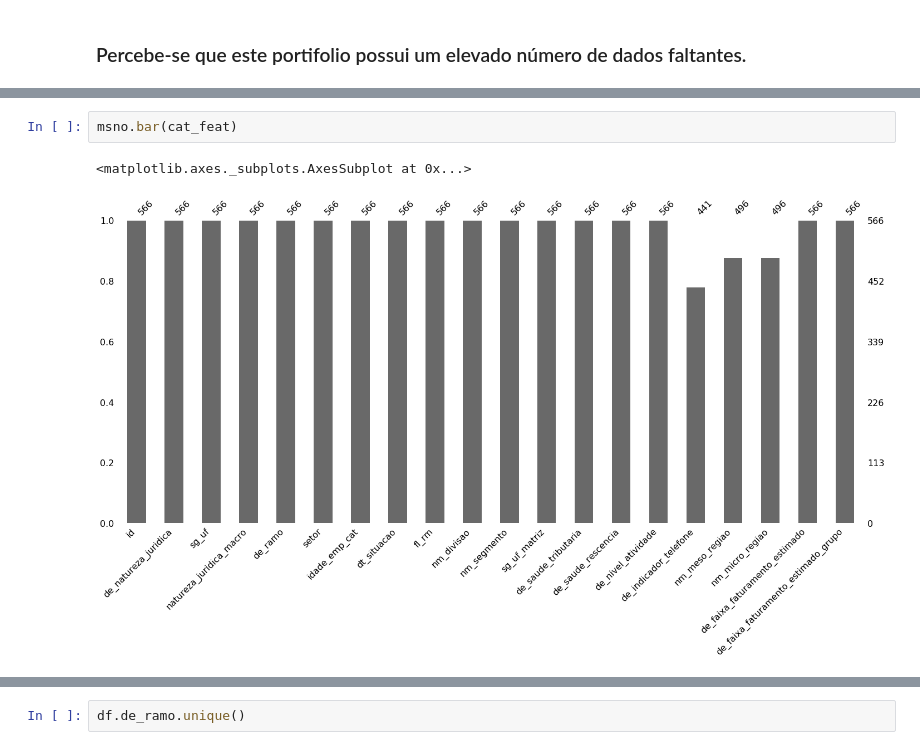
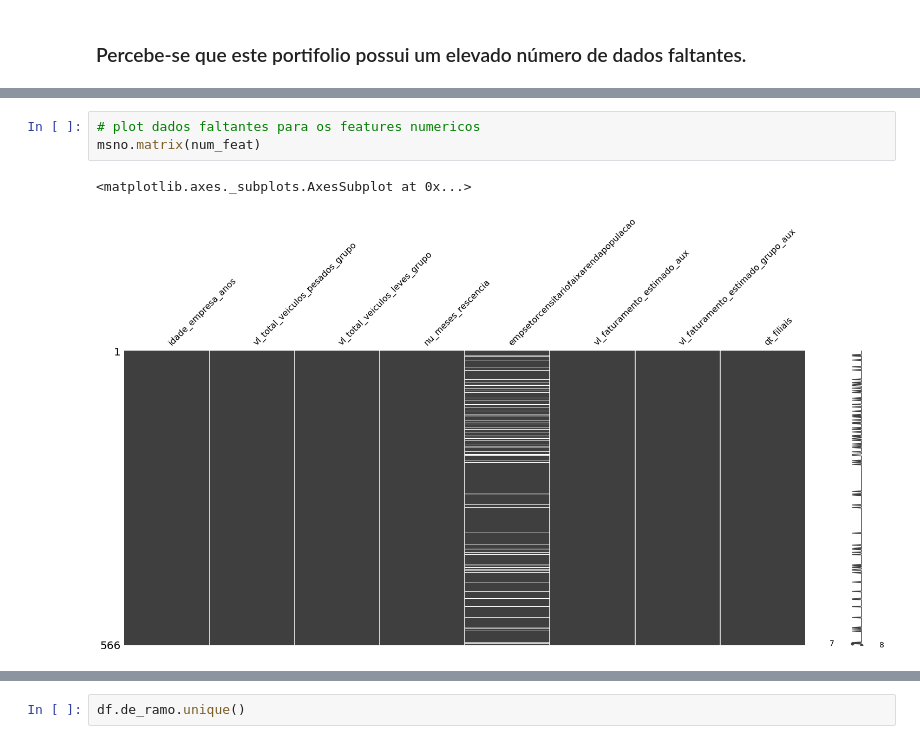
Before and after one commit to codenation-dev/squad-2-ad-xp-data-science-1, a Jupyter notebook: mts/EdaPort2.ipynb, the cells around one changed output, grey strips where cells are left out. Cells and saved outputs as stored; diff of their text form.

```diff
--- a/mts/EdaPort2.ipynb
+++ b/mts/EdaPort2.ipynb
@@ -108,5 +107,6 @@ msno.matrix(cat_feat.sample(250))
-# %%
-msno.bar(cat_feat)
-# %% [output]
-<matplotlib.axes._subplots.AxesSubplot at 0x...>
-[figure, removed]
+# %%
+# plot dados faltantes para os features numericos
+msno.matrix(num_feat)
+# %% [output]
+<matplotlib.axes._subplots.AxesSubplot at 0x...>
+[figure, added]
```
Also changed, not shown: parts of 42 cells of this notebook, 2 other files.
